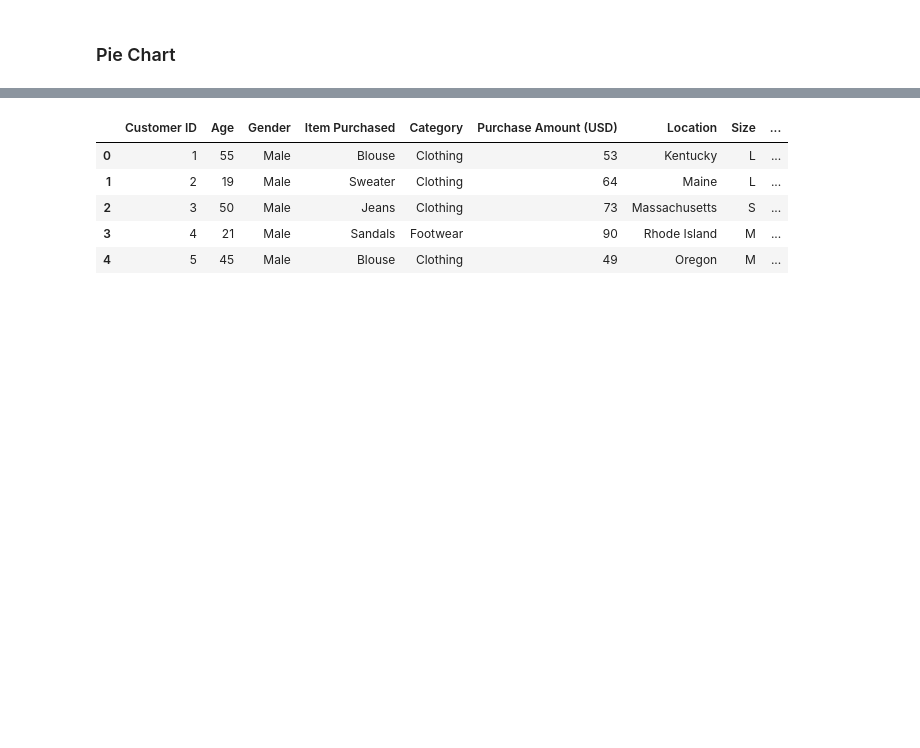
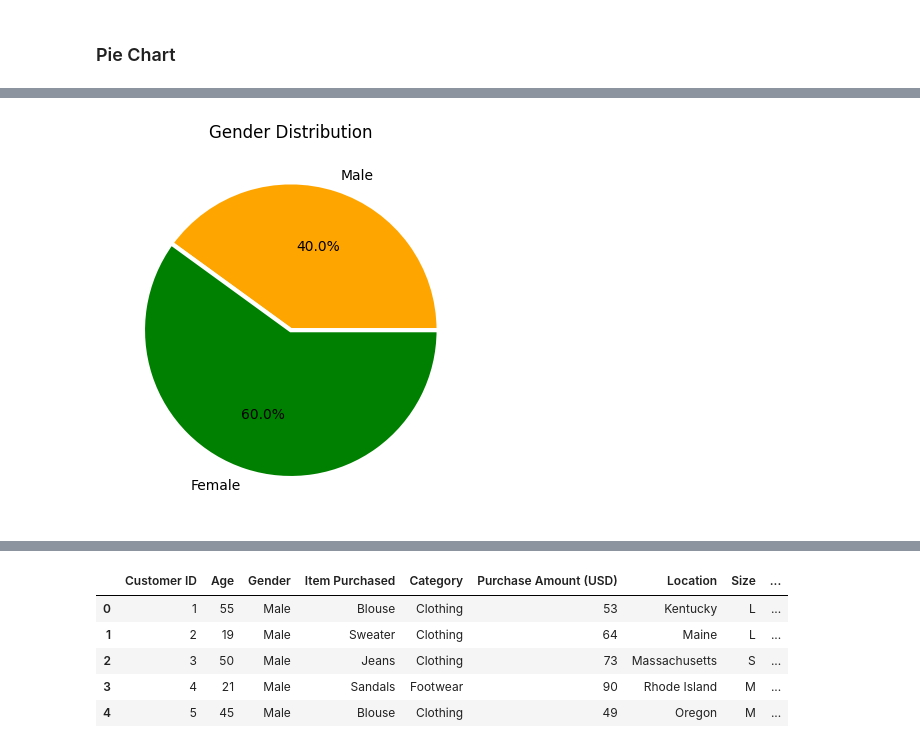
Before and after one commit to zeeshanali90233/Data-Science, a Jupyter notebook: Ploting/Pie Chart/scripts.ipynb, the cells around one changed output, grey strips where cells are left out. Cells and saved outputs as stored; diff of their text form; code cells hidden in the pictures; blank space fills up the shorter version.

```diff
--- a/Ploting/Pie Chart/scripts.ipynb
+++ b/Ploting/Pie Chart/scripts.ipynb
@@ -2,0 +15,10 @@
+# %%
+data=[40,60]
+labels=['Male', 'Female']
+
+
+plt.pie(data, labels=labels,autopct='%1.1f%%', colors=['orange', 'green'])
+plt.title('Gender Distribution')
+plt.show()
+# %% [output]
+[figure, added]
```
Also changed, not shown: parts of 3 cells of this notebook, 9 other files.
